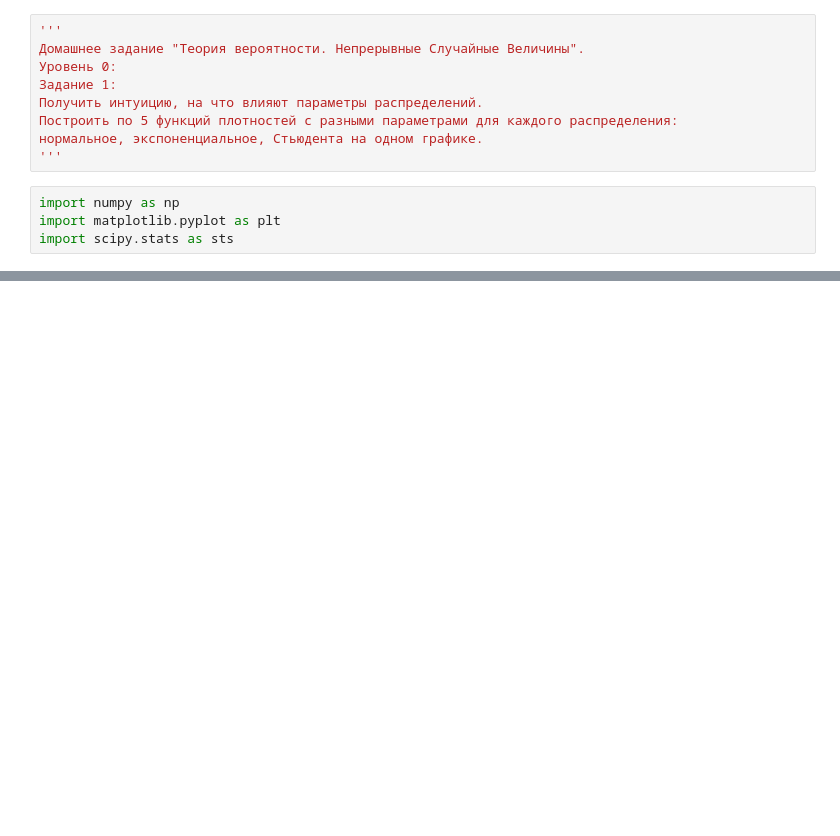
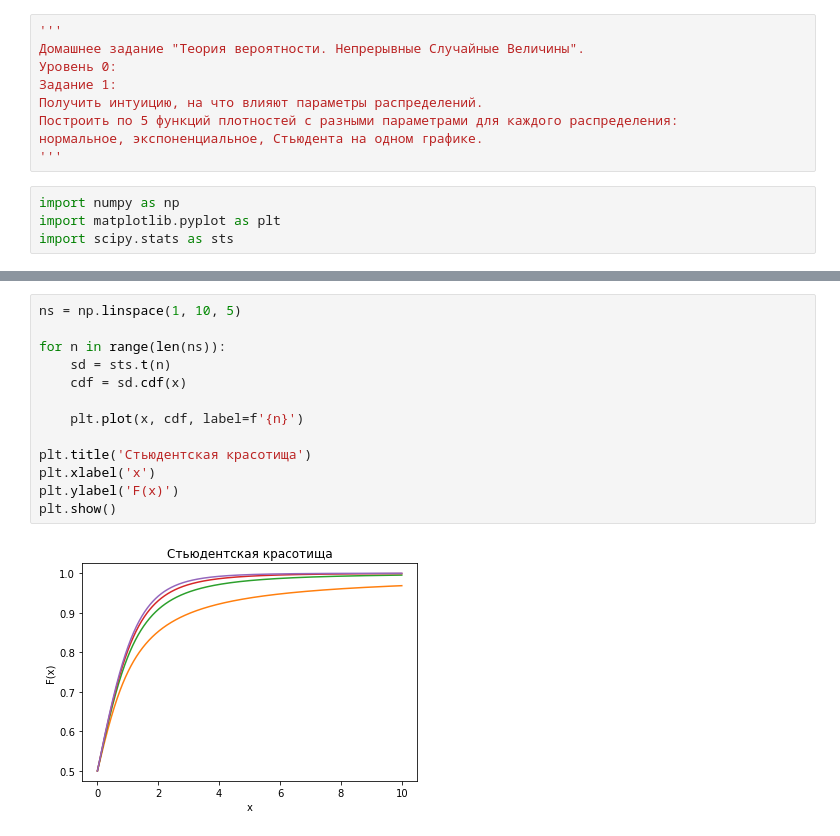
Before and after one commit to gudyrmik/Netology, a Jupyter notebook: Math for Data Science/Task 8. Probability 2.ipynb, the cells around one changed output, grey strips where cells are left out. Cells and saved outputs as stored; diff of their text form; blank space fills up the shorter version.

```diff
--- a/Math for Data Science/Task 8. Probability 2.ipynb
+++ b/Math for Data Science/Task 8. Probability 2.ipynb
@@ -30,0 +47,15 @@ plt.show()
+# %%
+ns = np.linspace(1, 10, 5)
+
+for n in range(len(ns)):
+    sd = sts.t(n)
+    cdf = sd.cdf(x)
+
+    plt.plot(x, cdf, label=f'{n}')
+
+plt.title('Стьюдентская красотища')
+plt.xlabel('x')
+plt.ylabel('F(x)')
+plt.show()
+# %% [output]
+[figure, added]
```
Also changed, not shown: parts of 2 cells of this notebook.
